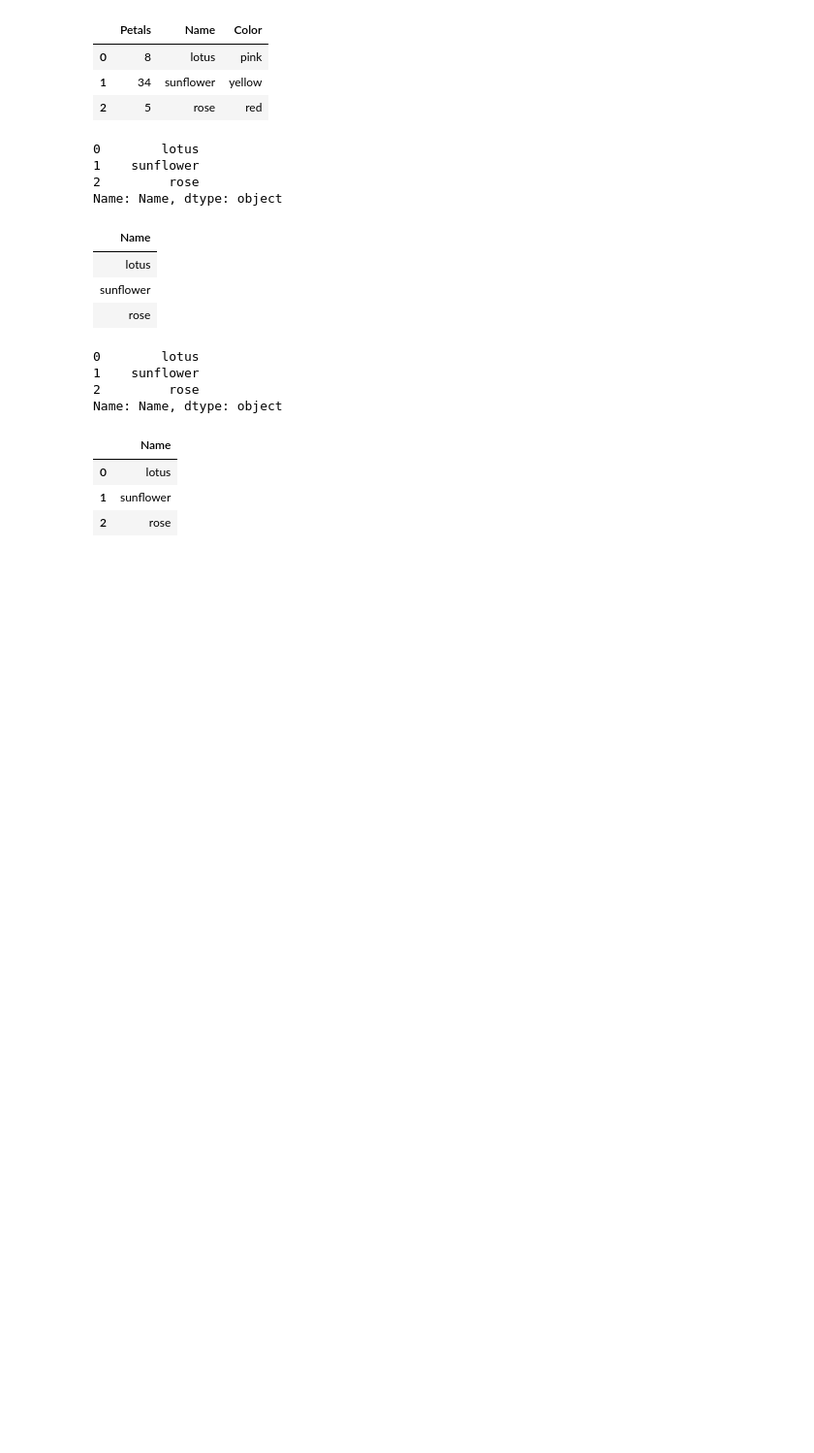
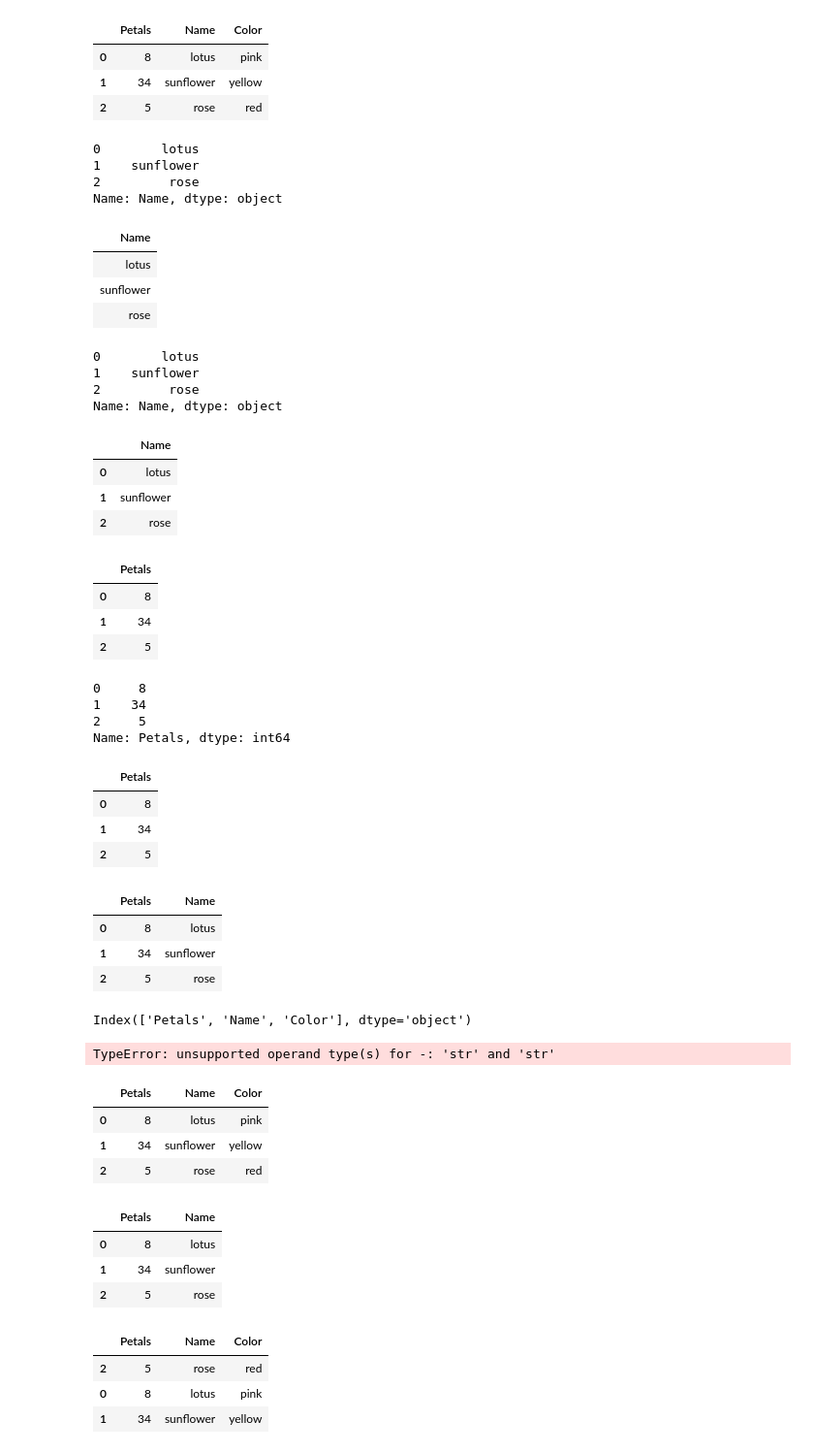
Before and after one commit to SYYoung/Berkeley, a Jupyter notebook: Computational thinking with Python/Week 1/Note1.ipynb, the cells around one changed output. Shown at 97% size. Cells and saved outputs as stored; diff of their text form; code cells hidden in the pictures; blank space fills up the shorter version.

```diff
--- a/Computational thinking with Python/Week 1/Note1.ipynb
+++ b/Computational thinking with Python/Week 1/Note1.ipynb
@@ -81,3 +83,17 @@ f2[['Name']]
 | 0 | lotus |
 | 1 | sunflower |
 | 2 | rose |
+# %%
+f2[['Petals']]
+# %% [output]
+|  | Petals |
+| 0 | 8 |
+| 1 | 34 |
+| 2 | 5 |
+# %%
+f2.Petals
+# %% [output]
+0     8
+1    34
+2     5
+Name: Petals, dtype: int64
@@ -83,0 +102,44 @@ f2[['Name']]
+# %%
+petals
+# %% [output]
+|  | Petals |
+| 0 | 8 |
+| 1 | 34 |
+| 2 | 5 |
+# %%
+f2[['Petals','Name']]
+# %% [output]
+|  | Petals | Name |
+| 0 | 8 | lotus |
+| 1 | 34 | sunflower |
+| 2 | 5 | rose |
+# %%
+f2.columns
+# %% [output]
+Index(['Petals', 'Name', 'Color'], dtype='object')
+# %%
+f2.columns - 'Petals'
+# %% [output]
+TypeError: unsupported operand type(s) for -: 'str' and 'str'
+# %%
+f3 = f2.copy()
+f3
+# %% [output]
+|  | Petals | Name | Color |
+| 0 | 8 | lotus | pink |
+| 1 | 34 | sunflower | yellow |
+| 2 | 5 | rose | red |
+# %%
+f3.drop(columns='Color')
+# %% [output]
+|  | Petals | Name |
+| 0 | 8 | lotus |
+| 1 | 34 | sunflower |
+| 2 | 5 | rose |
+# %%
+f2.sort_values('Petals')
+# %% [output]
+|  | Petals | Name | Color |
+| 2 | 5 | rose | red |
+| 0 | 8 | lotus | pink |
+| 1 | 34 | sunflower | yellow |
```
Also changed, not shown: parts of 2 cells of this notebook, 1 other file.
